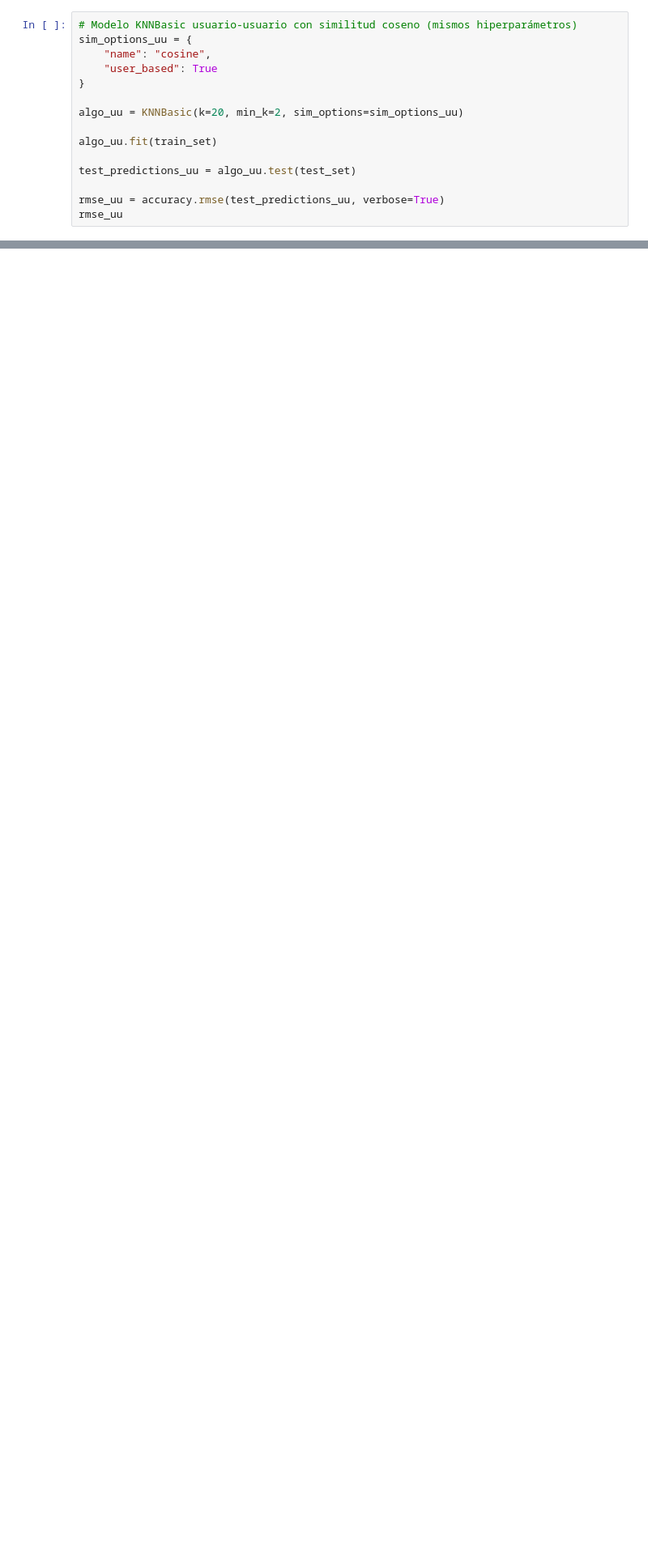
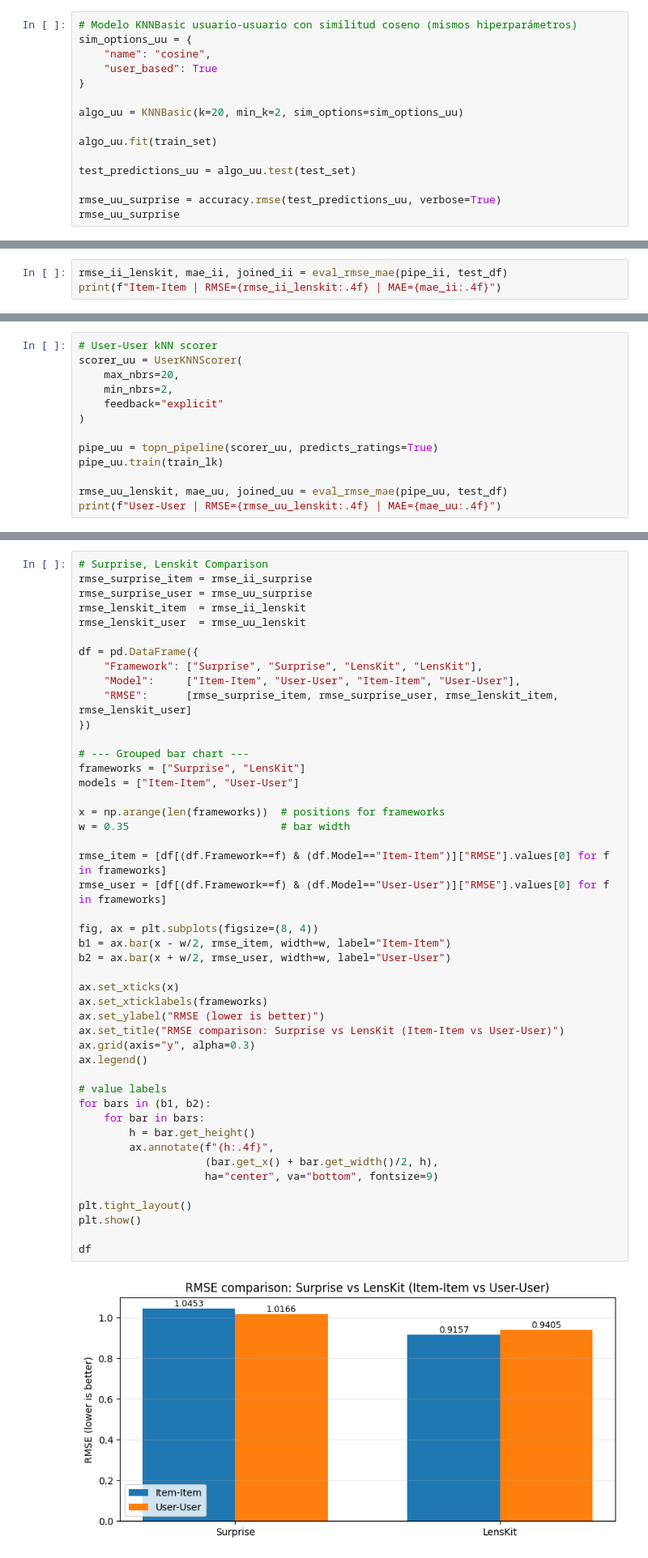
Before and after one commit to bmguzmang/SR-UNIANDES, a Jupyter notebook: Laboratorios/Laboratorio 1/Lab1-05-a.castiblancol-b.guzmang-jc.tovaro1-lj.rojasp1.ipynb, the cells around one changed output, grey strips where cells are left out. Shown at 81% size. Cells and saved outputs as stored; diff of their text form; blank space fills up the shorter version.

```diff
--- a/Laboratorios/Laboratorio 1/MINE4201_SR_Laboratorio_1.ipynb
+++ b/Laboratorios/Laboratorio 1/Lab1-05-a.castiblancol-b.guzmang-jc.tovaro1-lj.rojasp1.ipynb
@@ -1123,8 +1124,8 @@ algo_uu.fit(train_set)
 
 test_predictions_uu = algo_uu.test(test_set)
 
-rmse_uu = accuracy.rmse(test_predictions_uu, verbose=True)
-rmse_uu
+rmse_uu_surprise = accuracy.rmse(test_predictions_uu, verbose=True)
+rmse_uu_surprise
 # %% [output]
 Computing the cosine similarity matrix...
 Done computing similarity matrix.
@@ -1694,0 +1772,3 @@ La evidencia dice que el sistema no cumple consistentemente el objetivo de recom
+# %%
+rmse_ii_lenskit, mae_ii, joined_ii = eval_rmse_mae(pipe_ii, test_df)
+print(f"Item-Item | RMSE={rmse_ii_lenskit:.4f} | MAE={mae_ii:.4f}")
@@ -1694,0 +1777,13 @@ La evidencia dice que el sistema no cumple consistentemente el objetivo de recom
+# %%
+# User-User kNN scorer
+scorer_uu = UserKNNScorer(
+    max_nbrs=20,
+    min_nbrs=2,
+    feedback="explicit"
+)
+
+pipe_uu = topn_pipeline(scorer_uu, predicts_ratings=True)
+pipe_uu.train(train_lk)
+
+rmse_uu_lenskit, mae_uu, joined_uu = eval_rmse_mae(pipe_uu, test_df)
+print(f"User-User | RMSE={rmse_uu_lenskit:.4f} | MAE={mae_uu:.4f}")
@@ -1694,0 +1792,48 @@ La evidencia dice que el sistema no cumple consistentemente el objetivo de recom
+# %%
+# Surprise, Lenskit Comparison
+rmse_surprise_item = rmse_ii_surprise
+rmse_surprise_user = rmse_uu_surprise
+rmse_lenskit_item  = rmse_ii_lenskit
+rmse_lenskit_user  = rmse_uu_lenskit
+
+df = pd.DataFrame({
+    "Framework": ["Surprise", "Surprise", "LensKit", "LensKit"],
+    "Model":     ["Item-Item", "User-User", "Item-Item", "User-User"],
+    "RMSE":      [rmse_surprise_item, rmse_surprise_user, rmse_lenskit_item, rmse_lenskit_user]
+})
+
+# --- Grouped bar chart ---
+frameworks = ["Surprise", "LensKit"]
+models = ["Item-Item", "User-User"]
+
+x = np.arange(len(frameworks))  # positions for frameworks
+w = 0.35                        # bar width
+
+rmse_item = [df[(df.Framework==f) & (df.Model=="Item-Item")]["RMSE"].values[0] for f in frameworks]
+rmse_user = [df[(df.Framework==f) & (df.Model=="User-User")]["RMSE"].values[0] for f in frameworks]
+
+fig, ax = plt.subplots(figsize=(8, 4))
+b1 = ax.bar(x - w/2, rmse_item, width=w, label="Item-Item")
+b2 = ax.bar(x + w/2, rmse_user, width=w, label="User-User")
+
+ax.set_xticks(x)
+ax.set_xticklabels(frameworks)
+ax.set_ylabel("RMSE (lower is better)")
+ax.set_title("RMSE comparison: Surprise vs LensKit (Item-Item vs User-User)")
+ax.grid(axis="y", alpha=0.3)
+ax.legend()
+
+# value labels
+for bars in (b1, b2):
+    for bar in bars:
+        h = bar.get_height()
+        ax.annotate(f"{h:.4f}",
+                    (bar.get_x() + bar.get_width()/2, h),
+                    ha="center", va="bottom", fontsize=9)
+
+plt.tight_layout()
+plt.show()
+
+df
+# %% [output]
+[figure, added]
```
Also changed, not shown: parts of 12 cells of this notebook, 2 other files.
